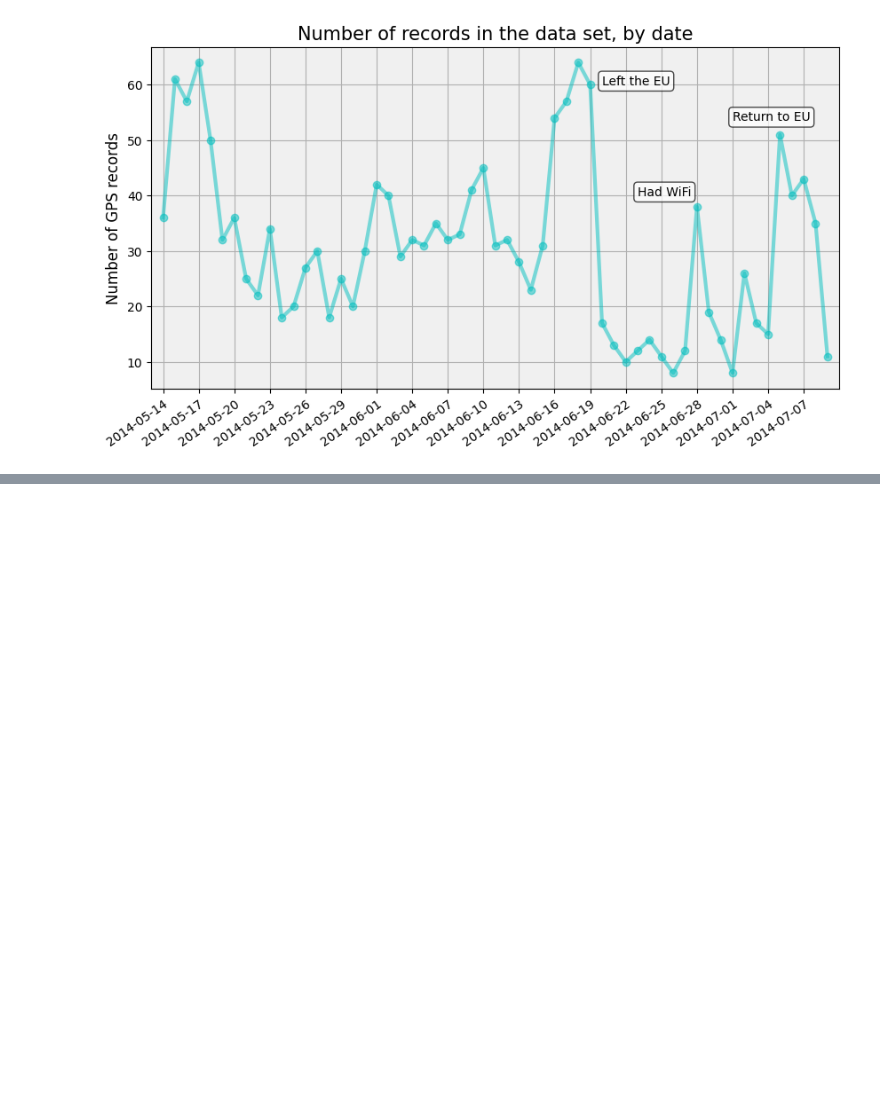
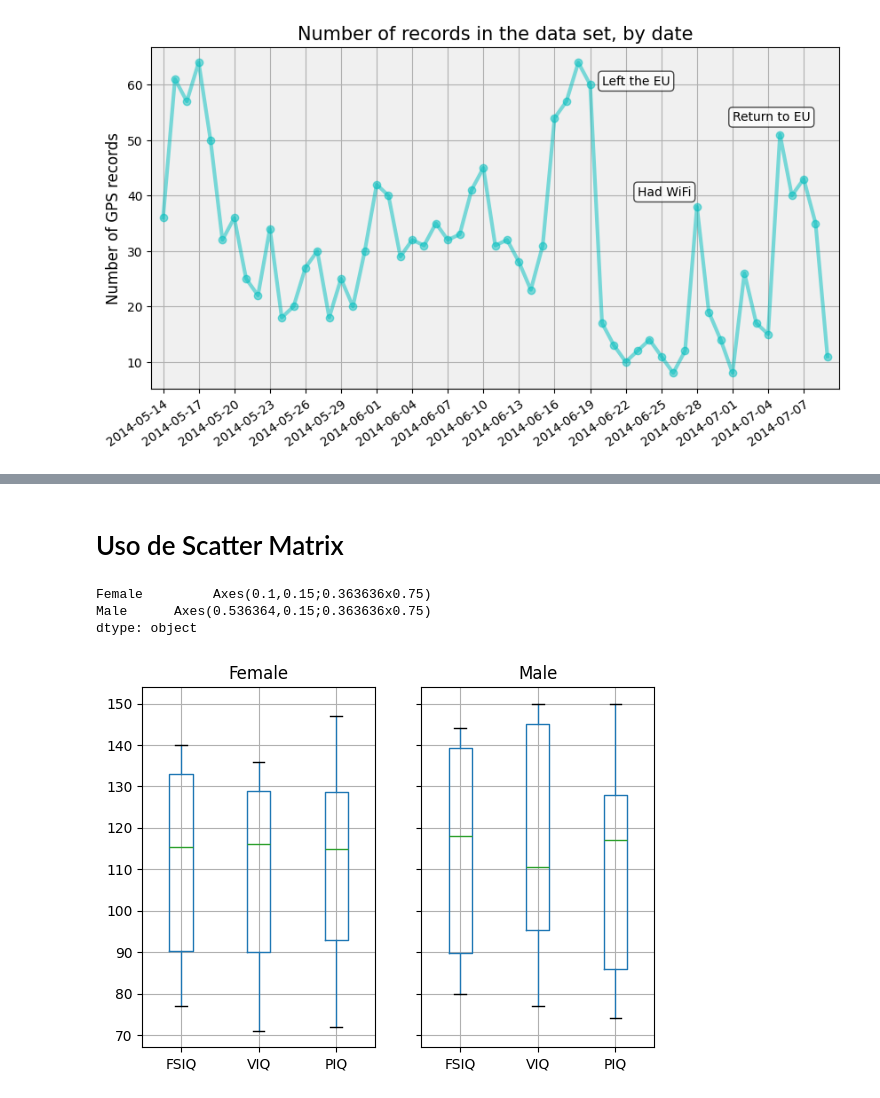
Before and after one commit to S4vi0r17/no-se, a Jupyter notebook: Iot-lab03/app.ipynb, the cells around one changed output, grey strips where cells are left out. Saved outputs shown, nothing was run; the diff lists cells and outputs as text; code cells hidden in the pictures; blank space fills up the shorter version.

```diff
--- a/Iot-lab03/app.ipynb
+++ b/Iot-lab03/app.ipynb
@@ -775,0 +979,12 @@ plt.show()
+# %% [markdown]
+# Uso de Scatter Matrix
+# %%
+data = pd.read_csv('brain_size.csv', sep=';', na_values='.')
+# Box plots of different columns for each gender
+groupby_gender = data.groupby('Gender')
+groupby_gender.boxplot(column=['FSIQ', 'VIQ', 'PIQ'])
+# %% [output]
+Female         Axes(0.1,0.15;0.363636x0.75)
+Male      Axes(0.536364,0.15;0.363636x0.75)
+dtype: object
+[figure, added]
```
Also changed, not shown: parts of 8 cells of this notebook, 2 other files.
